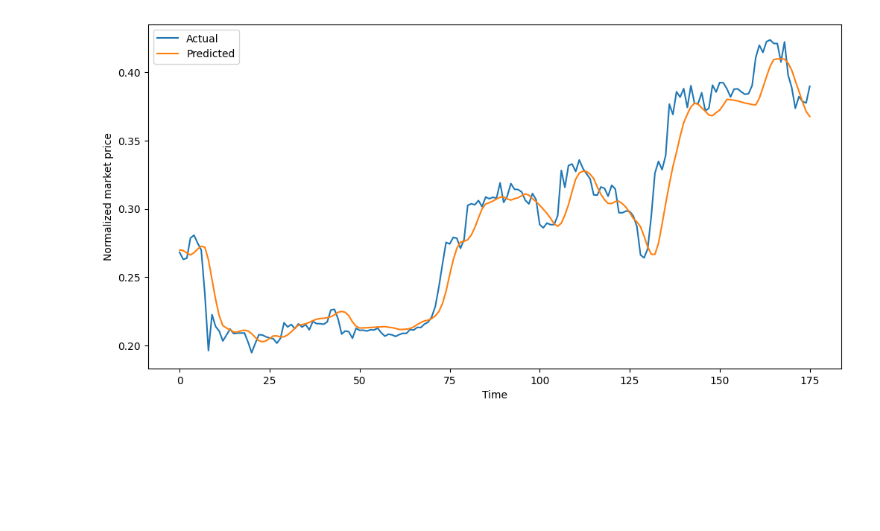
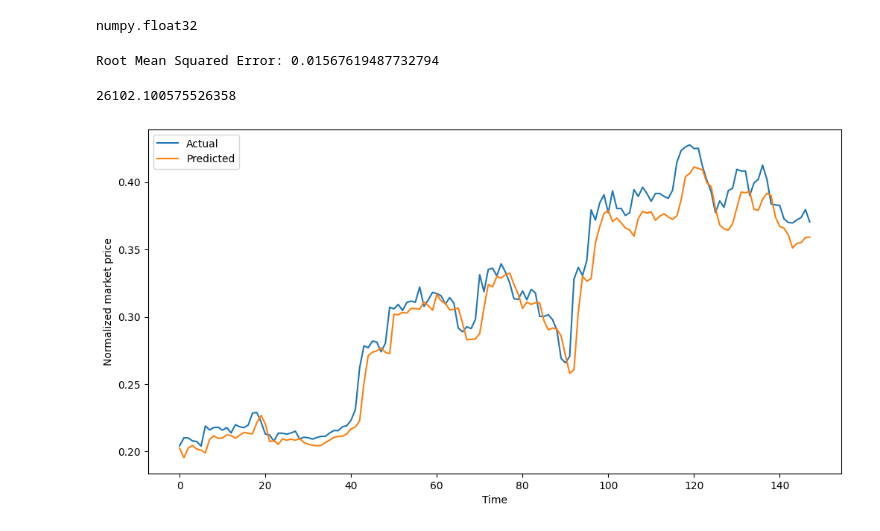
Before and after one commit to natalieQoursha/GraduationProject, a Jupyter notebook: LSTM_new.ipynb, the cells around one changed output. Saved outputs shown, nothing was run; the diff lists cells and outputs as text; code cells hidden in the pictures; blank space fills up the shorter version.

```diff
--- a/LSTM_new.ipynb
+++ b/LSTM_new.ipynb
@@ -213,2 +243,0 @@ model.compile(loss='mean_squared_error', optimizer='Adam')
-# %%
-model.fit(X_train, Y_train, epochs=15, batch_size=32, verbose=1)
@@ -239,2 +243,0 @@ Test loss: 0.00026692100800573826
-# %%
-y_pred = model.predict(X_test)
@@ -242,0 +324,21 @@ y_pred = model.predict(X_test)
+# %%
+import matplotlib.pyplot as plt
+
+# Model fitting code
+model = tuner.hypermodel.build(best_hps)
+history = model.fit(X_train, Y_train, epochs=50, validation_data=(X_val, Y_val),batch_size=64)
+
+# Extracting loss values
+loss = history.history['loss']
+val_loss = history.history['val_loss']
+
+# Plotting epochs vs. loss
+epochs = range(1, len(loss) + 1)
+plt.plot(epochs, loss, label='Training Loss')
+plt.plot(epochs, val_loss, label='val Loss')
+plt.title('Epochs vs. Loss')
+plt.xlabel('Epochs')
+plt.ylabel('Loss')
+plt.grid(True)
+plt.legend()
+plt.show()
@@ -242,0 +364,3 @@ y_pred = model.predict(X_test)
+# %%
+# Making predictions on the test data
+predictions = model.predict(X_test)
@@ -243 +369,18 @@ y_pred = model.predict(X_test)
+# %%
+type(predictions[0][0])
+# %% [output]
+numpy.float32
+# %%
+from sklearn.metrics import mean_squared_error
+mse = mean_squared_error(Y_test, predictions)
+rmse = np.sqrt(mse)  # or mse**(0.5)
+print('Root Mean Squared Error:', rmse)
+# %% [output]
+Root Mean Squared Error: 0.01567619487732794
+# %%
+# denormalized_value = (normalized_value * (max_value - min_value)) + min_value
+denormalized_value =  (predictions[-1][0] * (btc['close_nextday'].max() - btc['close_nextday'].min())+ btc['close_nextday'].min())
+denormalized_value
+# %% [output]
+26102.100575526358
 # %%
@@ -250,10 +393,10 @@ y_pred = model.predict(X_test)
 # %%
 plt.figure(figsize=(12, 6))
 plt.plot(Y_test, label='Actual')
-plt.plot(y_pred, label='Predicted')
+plt.plot(predictions, label='Predicted')
 plt.xlabel('Time')
 plt.ylabel('Normalized market price')
 plt.legend()
 plt.show()
 # %% [output]
-[figure, old version]
+[figure, new version]
```
Also changed, not shown: parts of 40 cells of this notebook, 2 other files.
